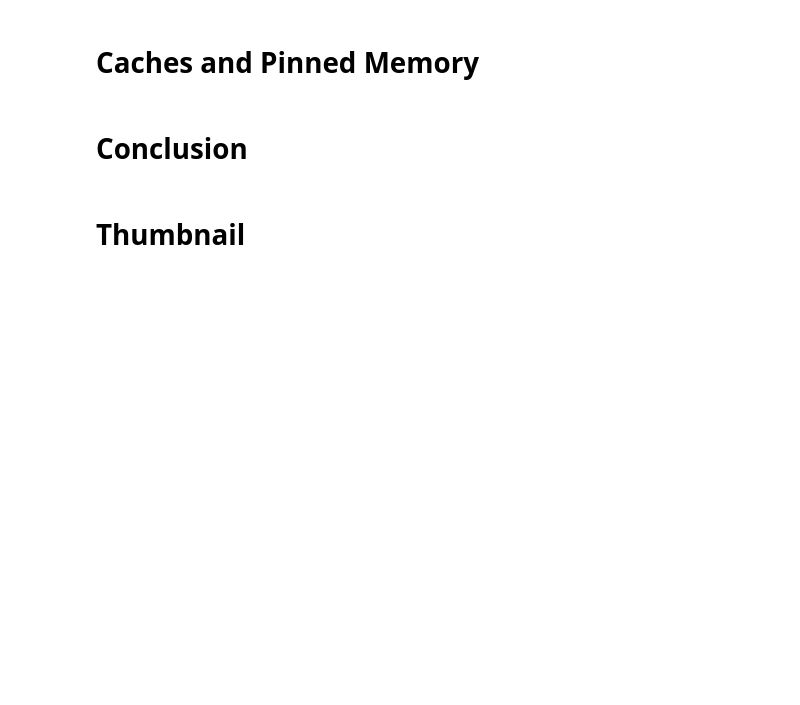
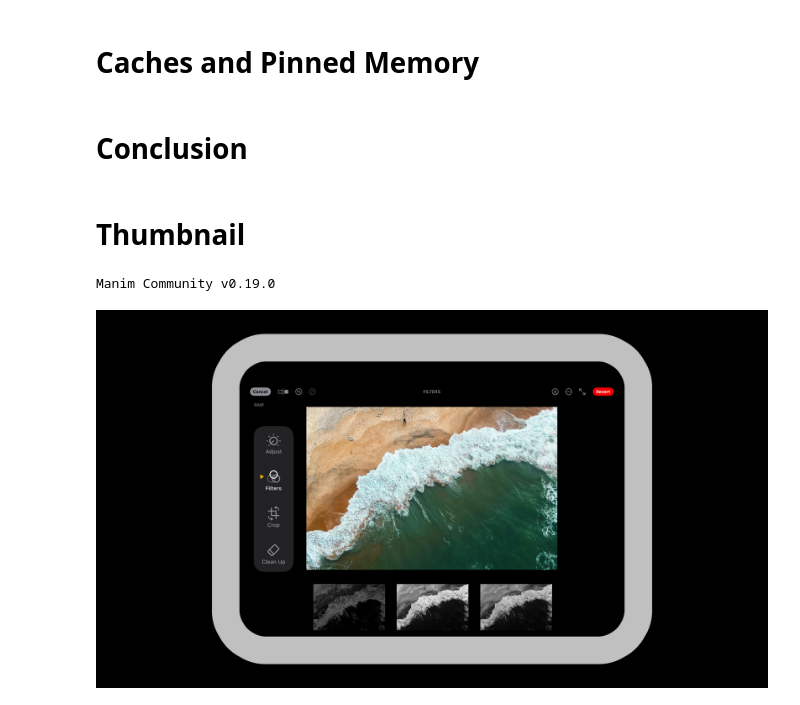
Before and after one commit to tgautam03/0Mean1Sigma, a Jupyter notebook: 2025-01-30-Image-Filters/anims.ipynb, the cells around one changed output. Drawn from its saved outputs; the diff is of its cells as text; code cells hidden in the pictures; blank space fills up the shorter version.

Commit message:
Updated thumbnail for Image Filters using GPU

```diff
--- a/2025-01-30-Image-Filters/anims.ipynb
+++ b/2025-01-30-Image-Filters/anims.ipynb
@@ -1152,28 +1152,22 @@ class Conclusion(Scene):
         self.wait(1)
 # %% [markdown]
 # Thumbnail
-# %%
-%%manim -ql -v WARNING Thumbnail
-
-class Thumbnail(Scene):
-    def construct(self):
-        img_orig = ImageMobject("8k_lh.jpg").scale(0.75).shift(1*DOWN)
-        img_filter = ImageMobject("f1_rh.png").scale(0.75).next_to(img_orig, RIGHT).shift(0.25*LEFT)
-        img = Group(img_orig, img_filter).move_to(ORIGIN)#.shift(0.5*RIGHT)
-        frame = SurroundingRectangle(img, color=WHITE, stroke_width=20)
-        self.add(img, frame)
-
-        gpu = SVGMobject("gpu_thumbnail.svg").scale(1.25).next_to(img, UP).shift(2.75*DOWN+4*LEFT)
-        # up_tick = SVGMobject("up_arrow.svg").set_color(BLACK).scale(1).next_to(gpu, RIGHT).shift(0.5*DOWN+0.1*LEFT)
-        self.add(gpu)
-
-
-        cpu = SVGMobject("cpu.svg").set_color(BLUE).scale(1).next_to(img, UP).shift(2.25*DOWN+4*RIGHT)
-        down_tick = SVGMobject("down_arrow.svg").set_color(BLUE).scale(1.25).next_to(cpu, LEFT)
-        self.add(cpu, down_tick[0])
-
-        cpu_fps = Text("16 FPS", color=BLUE).scale(2).next_to(cpu, DOWN).shift(LEFT+0.5*DOWN)
-        self.add(cpu_fps)
-
-        gpu_fps = Text("180 FPS", color=BLACK).scale(2).next_to(gpu, DOWN).shift(RIGHT)
-        self.add(gpu_fps)
+# %%
+%%manim -qh -v WARNING Thumbnail
+
+class Thumbnail(Scene):
+    def construct(self):
+        ipad = SVGMobject("ipad.svg")[0].set_color('#C0C0C0').scale(3.5)
+        ipad_f_icon = ImageMobject("ipad_filter_icon.jpeg").scale(0.75).move_to(ipad.get_edge_center(LEFT)).shift(1.37*RIGHT)
+        ipad_f_top = ImageMobject("ipad_filter_top.jpeg").scale(0.45).move_to(ipad.get_edge_center(UP)).shift(1.37*DOWN)
+        self.add(ipad, ipad_f_icon, ipad_f_top)
+
+        img_orig = ImageMobject("8k_color.jpg").scale(0.35).shift(0.22*UP)
+        img_f1 = ImageMobject("f1.png").scale(0.1).move_to(ipad.get_edge_center(DOWN)).shift(1.2*UP+1.75*LEFT)
+        img_f2 = ImageMobject("f2.png").scale(0.1).next_to(img_f1, RIGHT)
+        img_f3 = ImageMobject("f5.png").scale(0.1).next_to(img_f2, RIGHT)
+
+        self.add(img_orig, img_f1, img_f2, img_f3)
+# %% [output]
+Manim Community v0.19.0
+[figure, added]
```
Also changed, not shown: 7 other files.
